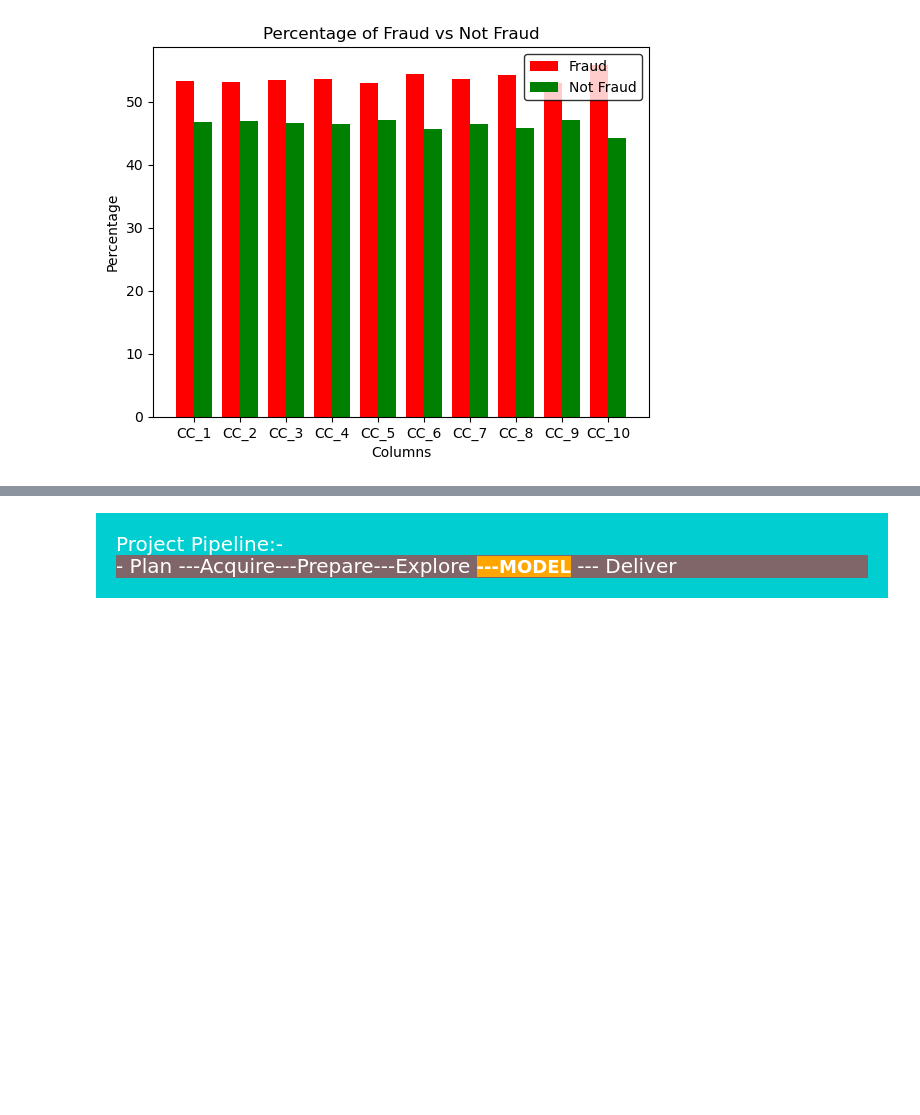
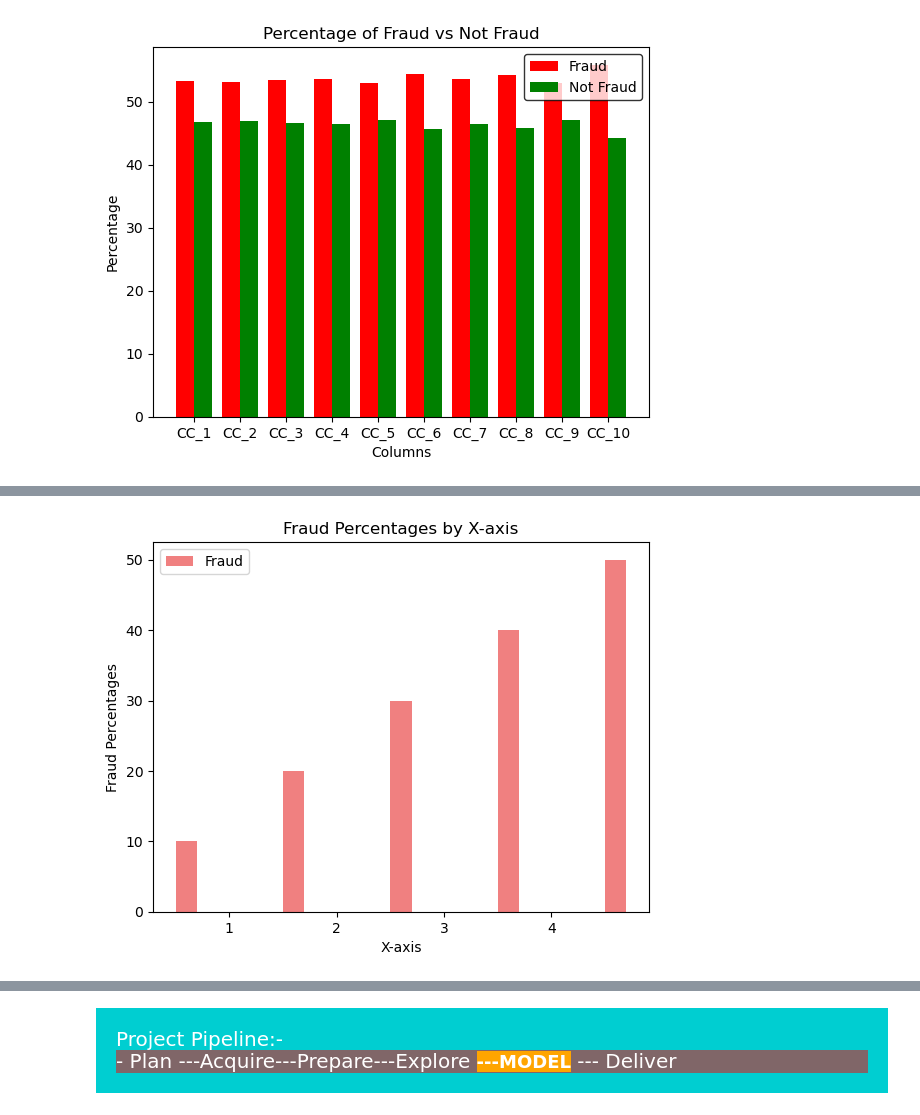
Before and after one commit to AswathyRadha100/Fraud_Detection_In_Healthcare, a Jupyter notebook: Workbooks/Ramiro/Final_Notebook_Draft.ipynb, the cells around one changed output, grey strips where cells are left out. Cells and saved outputs as stored; diff of their text form; code cells hidden in the pictures; blank space fills up the shorter version.

```diff
--- a/Workbooks/Ramiro/Final_Notebook_Draft.ipynb
+++ b/Workbooks/Ramiro/Final_Notebook_Draft.ipynb
@@ -1281,0 +1325,16 @@ CC_10: Fraud 55.84%, Not Fraud 44.16%
+# %%
+import matplotlib.pyplot as plt
+
+X_axis = [1, 2, 3, 4, 5]  # Example X-axis values
+fraud_percentages = [10, 20, 30, 40, 50]  # Example fraud percentages
+
+plt.bar([x - 0.4 for x in X_axis], fraud_percentages, width=0.2, label='Fraud', color='lightcoral')
+
+plt.xlabel('X-axis')
+plt.ylabel('Fraud Percentages')
+plt.title('Fraud Percentages by X-axis')
+
+plt.legend()
+plt.show()
+# %% [output]
+[figure, added]
```
Also changed, not shown: parts of 24 cells of this notebook.
